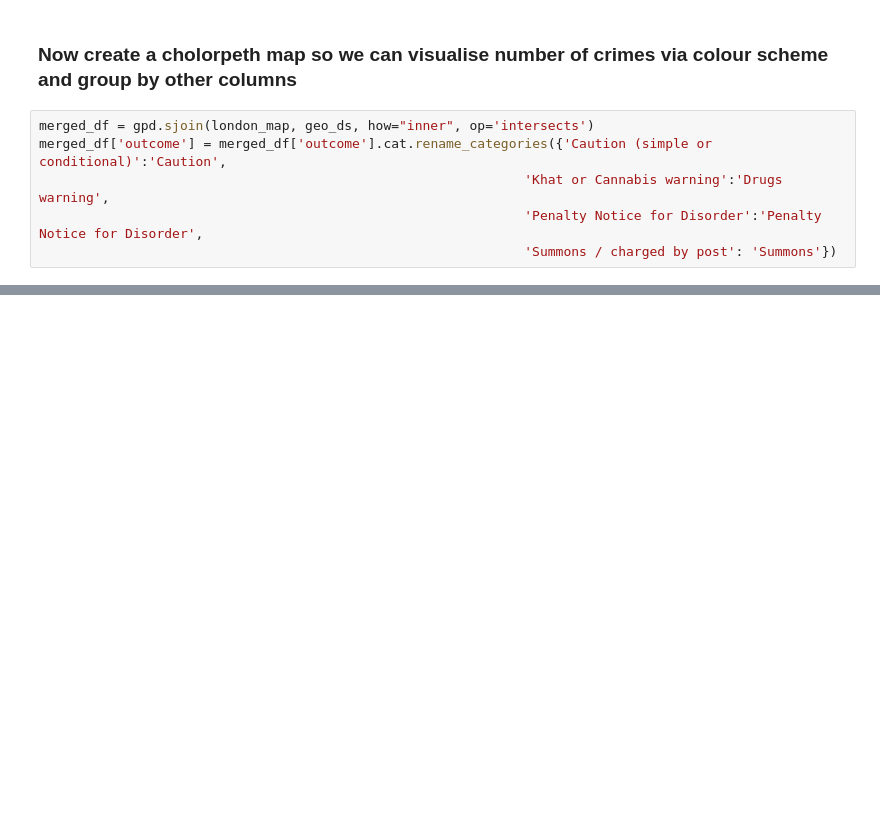
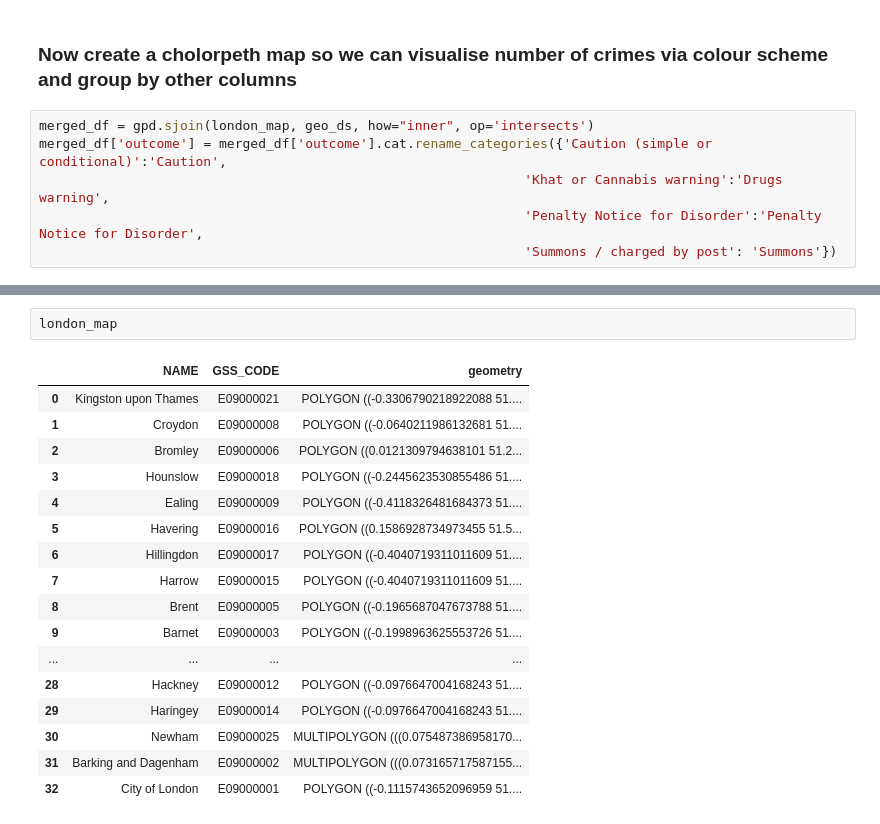
Before and after one commit to ryankarlos/geospatial, a Jupyter notebook: notebooks/geospatial_examples.ipynb, the cells around one changed output, grey strips where cells are left out. Drawn from its saved outputs; the diff is of its cells as text; blank space fills up the shorter version.

```diff
--- a/notebooks/geospatial_examples.ipynb
+++ b/notebooks/geospatial_examples.ipynb
@@ -254,0 +286,20 @@ geoplot.choropleth(df_chloro, hue=df_chloro['crimes'], scheme=scheme, cmap='Gree
+# %%
+london_map
+# %% [output]
+|  | NAME | GSS_CODE | geometry |
+| 0 | Kingston upon Thames | E09000021 | POLYGON ((-0.3306790218922088 51.... |
+| 1 | Croydon | E09000008 | POLYGON ((-0.0640211986132681 51.... |
+| 2 | Bromley | E09000006 | POLYGON ((0.0121309794638101 51.2... |
+| 3 | Hounslow | E09000018 | POLYGON ((-0.2445623530855486 51.... |
+| 4 | Ealing | E09000009 | POLYGON ((-0.4118326481684373 51.... |
+| 5 | Havering | E09000016 | POLYGON ((0.1586928734973455 51.5... |
+| 6 | Hillingdon | E09000017 | POLYGON ((-0.4040719311011609 51.... |
+| 7 | Harrow | E09000015 | POLYGON ((-0.4040719311011609 51.... |
+| 8 | Brent | E09000005 | POLYGON ((-0.1965687047673788 51.... |
+| 9 | Barnet | E09000003 | POLYGON ((-0.1998963625553726 51.... |
+| ... | ... | ... | ... |
+| 28 | Hackney | E09000012 | POLYGON ((-0.0976647004168243 51.... |
+| 29 | Haringey | E09000014 | POLYGON ((-0.0976647004168243 51.... |
+| 30 | Newham | E09000025 | MULTIPOLYGON (((0.075487386958170... |
+| 31 | Barking and Dagenham | E09000002 | MULTIPOLYGON (((0.073165717587155... |
+| 32 | City of London | E09000001 | POLYGON ((-0.1115743652096959 51.... |
```
Also changed, not shown: parts of 16 cells of this notebook, 2 other files.
